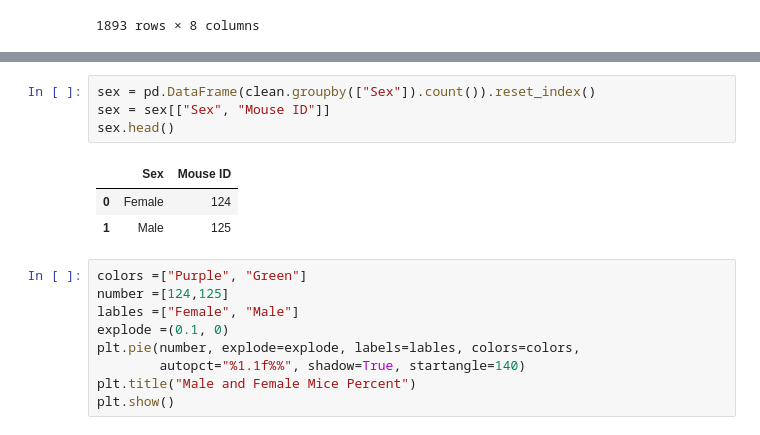
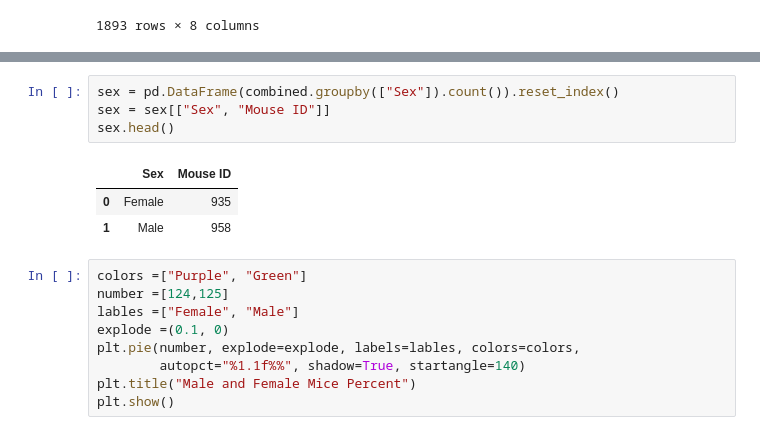
Before and after one commit to rouxshoux/The_Power_of_Plots, a Jupyter notebook: Untitled.ipynb, the cells around one changed output, grey strips where cells are left out. Cells and saved outputs as stored; diff of their text form.

```diff
--- a/Untitled.ipynb
+++ b/Untitled.ipynb
@@ -76,11 +59,11 @@ plt.show()
 # %%
-sex = pd.DataFrame(clean.groupby(["Sex"]).count()).reset_index()
+sex = pd.DataFrame(combined.groupby(["Sex"]).count()).reset_index()
 sex = sex[["Sex", "Mouse ID"]]
 sex.head()
 # %% [output]
 |  | Sex | Mouse ID |
-| 0 | Female | 124 |
-| 1 | Male | 125 |
+| 0 | Female | 935 |
+| 1 | Male | 958 |
 # %%
 colors =["Purple", "Green"]
 number =[124,125]
```
Also changed, not shown: parts of 6 cells of this notebook.
